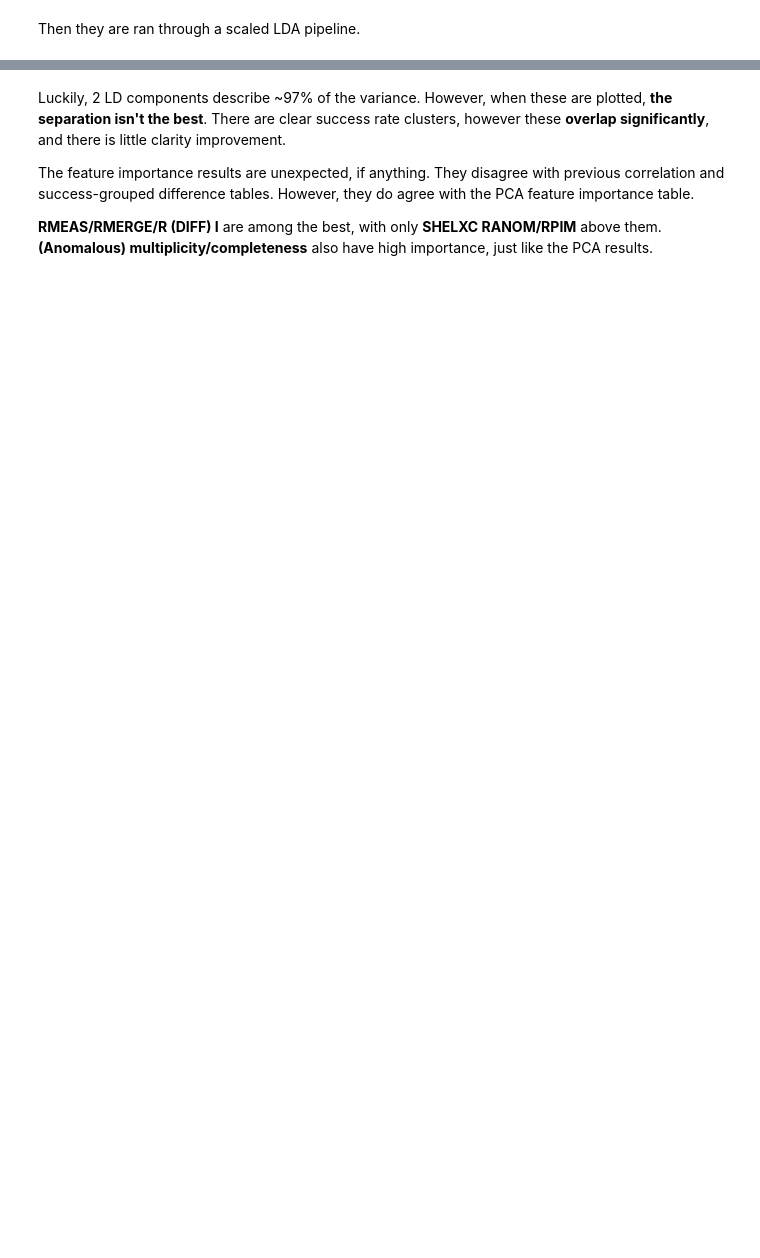
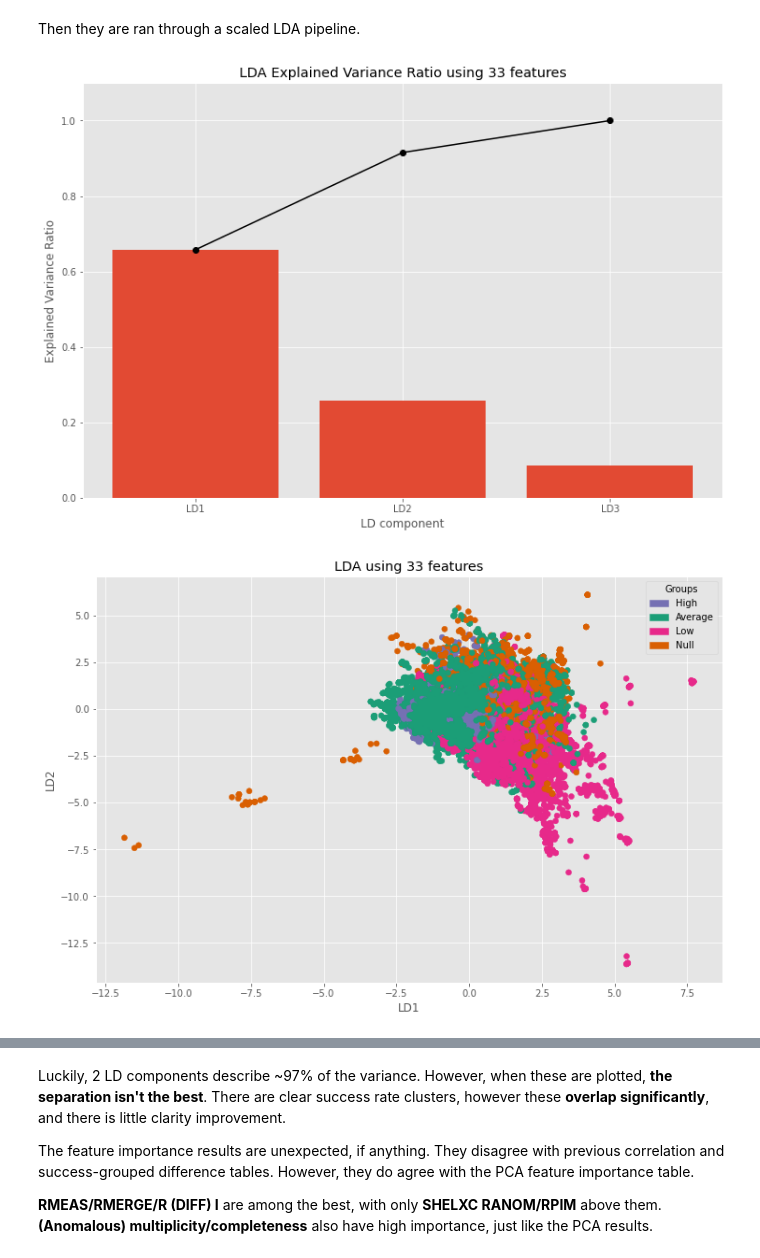
Before and after one commit to Sharkmas6/Diamond_ML, a Jupyter notebook: jupyter/LDA.ipynb, the cells around one changed output, grey strips where cells are left out. Saved outputs shown, nothing was run; the diff lists cells and outputs as text; code cells hidden in the pictures; blank space fills up the shorter version.

```diff
--- a/jupyter/LDA.ipynb
+++ b/jupyter/LDA.ipynb
@@ -323,31 +352,34 @@ ax.set_ylim(0, 1.1)
 ax.bar(lds.keys(), lds.values())
 
 # add cumulative sum of explained variance ratios
 evr = lda.explained_variance_ratio_
 evr_sum = np.cumsum(list(evr))
-ax.plot(lds.keys(), evr_sum, marker="o", c="k")
+ax.plot(list(lds.keys()), evr_sum, marker="o", c="k")
 
 # labels
 ax.set_xlabel("LD component")
 ax.set_ylabel("Explained Variance Ratio")
 ax.set_title(f"LDA Explained Variance Ratio using {X.shape[1]} features")
 plt.show()
 
 
 # plot LD1 vs LD2
 fig, ax = plt.subplots(figsize=(12, 8))
 ax.scatter(x_new[:, 0], x_new[:, 1], c=c_sctr)
 ax.legend(handles=patches, title="Groups")
 ax.set_xlabel("LD1")
 ax.set_ylabel("LD2")
 ax.set_title(f"LDA using {X.shape[1]} features")
 
 # use coefficients for feature importance
 coefs = pd.Series(lda.coef_.sum(axis=0), index=X.columns, name="coefficients")
 sorted_abs_coef = coefs.sort_values(key=lambda a: abs(a), ascending=False)
 
 plt.show()
 
 
 
 print("Feature Importance:\n", sorted_abs_coef, sep="\n")
+# %% [output]
+[figure, added]
+[figure, added]
```
Also changed, not shown: parts of 10 cells of this notebook, 2 other files.
